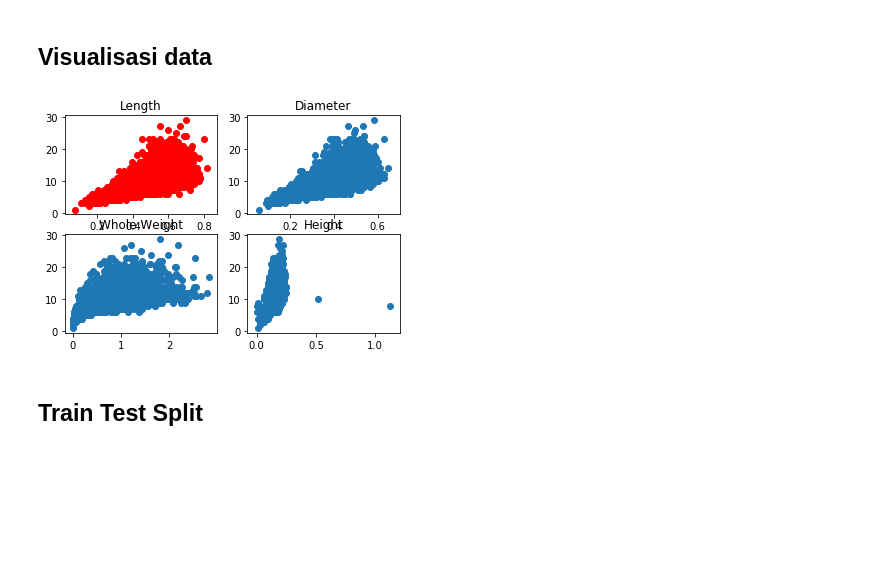
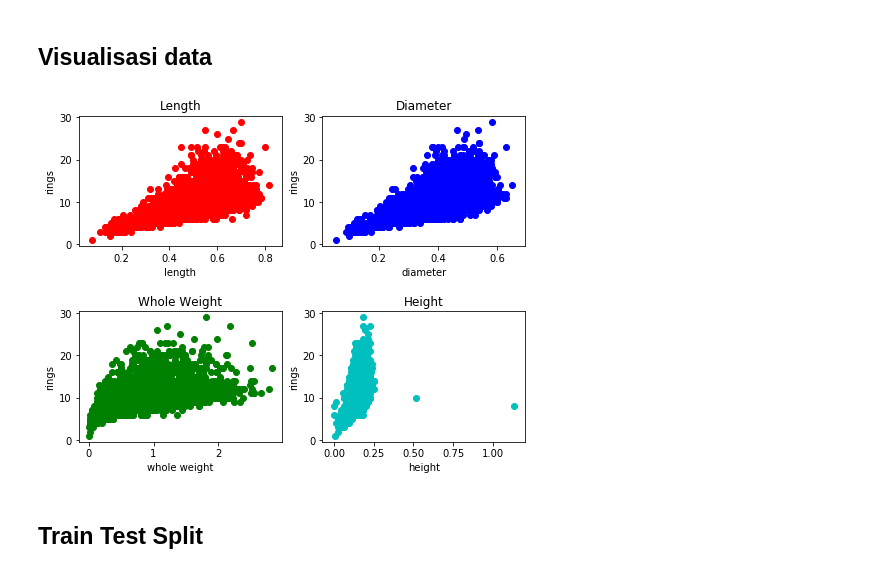
Before and after one commit to nadyadtm/Abalone-Regression, a Jupyter notebook: AbaloneRegression.ipynb, the cells around one changed output. Drawn from its saved outputs; the diff is of its cells as text; code cells hidden in the pictures; blank space fills up the shorter version.

```diff
--- a/AbaloneRegression.ipynb
+++ b/AbaloneRegression.ipynb
@@ -62,27 +62,36 @@ memory usage: 293.8+ KB
 # %% [markdown]
 ## Visualisasi data
 # %%
-fig = plt.figure()
+fig = plt.figure(figsize=(8,6))
 
 plt.subplot(2, 2, 1)
 plt.title("Length")
 plt.scatter(df['length'],df['rings'],color="r" )
+plt.xlabel('length')
+plt.ylabel('rings')
 
 plt.subplot(2, 2, 2)
 plt.title("Diameter")
-plt.scatter(df['diameter'],df['rings'])
+plt.scatter(df['diameter'],df['rings'],color="b")
+plt.xlabel('diameter')
+plt.ylabel('rings')
 
 plt.subplot(2, 2, 3)
 plt.title("Whole Weight")
-plt.scatter(df['whole_weight'],df['rings'])
+plt.scatter(df['whole_weight'],df['rings'],color="g")
+plt.xlabel('whole weight')
+plt.ylabel('rings')
 
 plt.subplot(2, 2, 4)
 plt.title("Height")
-plt.scatter(df['height'],df['rings'])
+plt.scatter(df['height'],df['rings'],color="c")
+plt.xlabel('height')
+plt.ylabel('rings')
 
+plt.subplots_adjust(hspace=0.5)
 plt.show()
 # %% [output]
-[figure, old version]
+[figure, new version]
 # %% [markdown]
 ## Train Test Split
 # %% [markdown]
```
Also changed, not shown: parts of 11 cells of this notebook.
